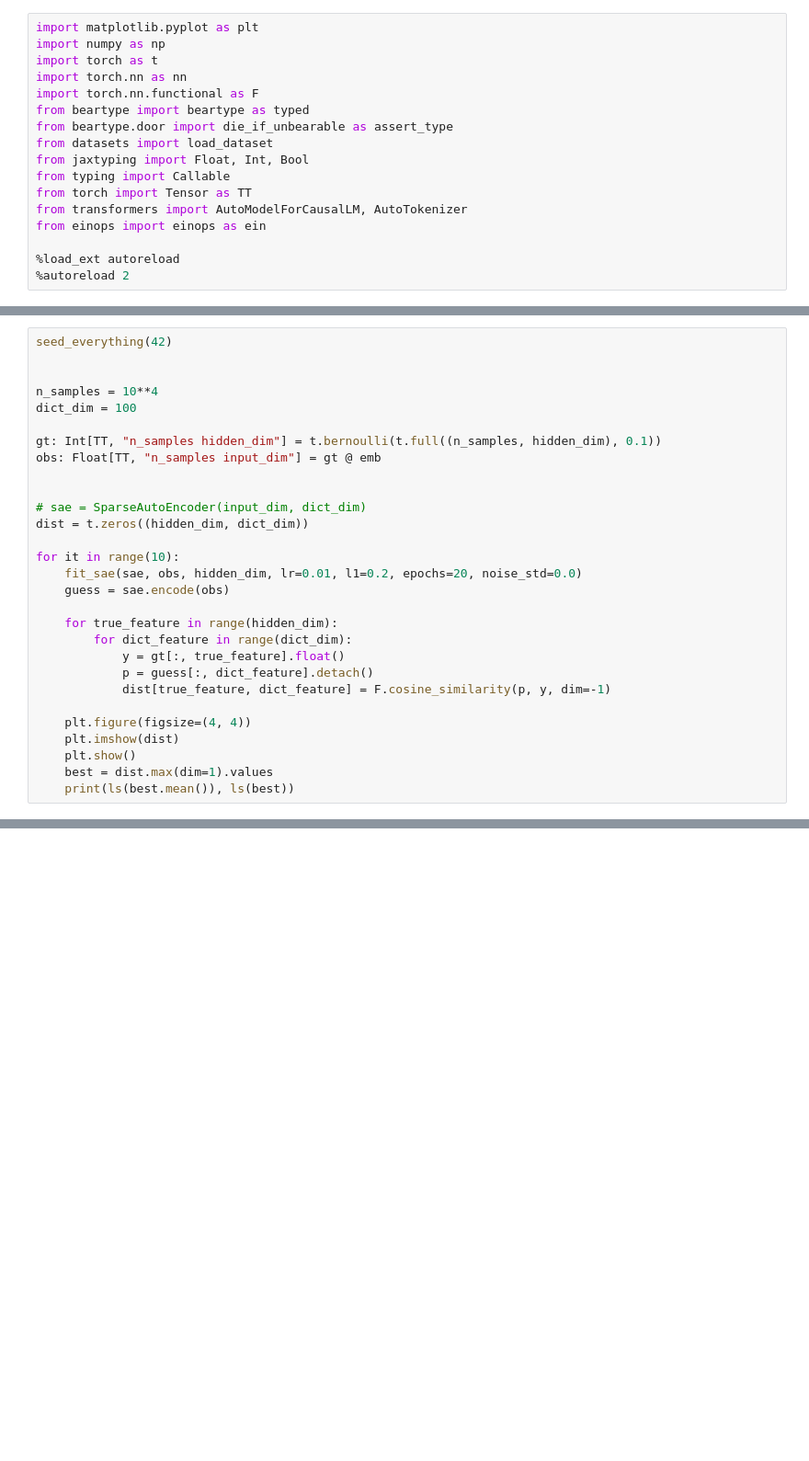
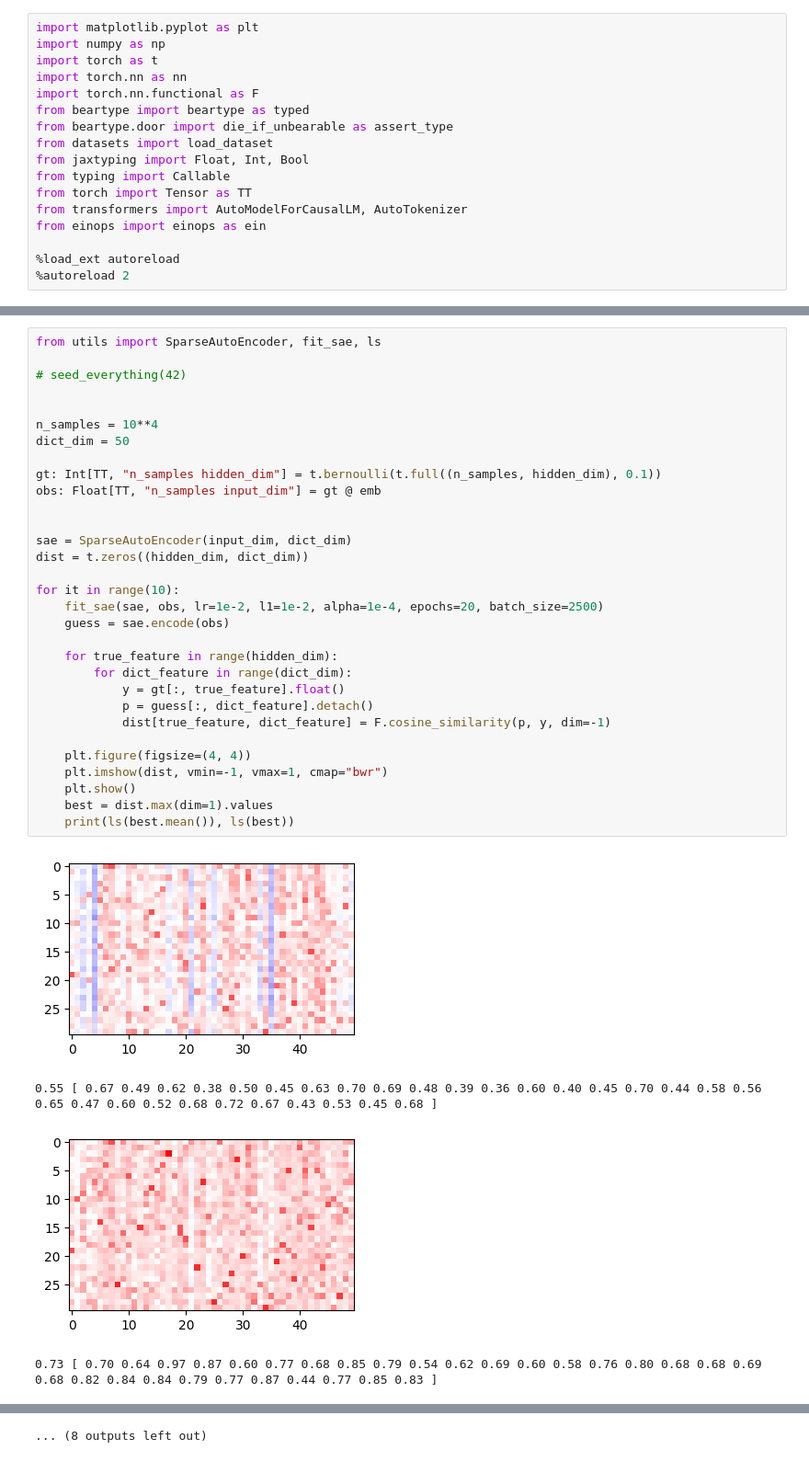
Before and after one commit to msh2481/LanguageTransfer, a Jupyter notebook: dictionary_learning.ipynb, the cells around one changed output, grey strips where cells are left out. Shown at 92% size. Drawn from its saved outputs; the diff is of its cells as text; blank space fills up the shorter version.

```diff
--- a/dictionary_learning.ipynb
+++ b/dictionary_learning.ipynb
@@ -18,29 +39,36 @@ from einops import einops as ein
 # %%
-seed_everything(42)
+from utils import SparseAutoEncoder, fit_sae, ls
+
+# seed_everything(42)
 
 
 n_samples = 10**4
-dict_dim = 100
+dict_dim = 50
 
 gt: Int[TT, "n_samples hidden_dim"] = t.bernoulli(t.full((n_samples, hidden_dim), 0.1))
 obs: Float[TT, "n_samples input_dim"] = gt @ emb
 
 
-# sae = SparseAutoEncoder(input_dim, dict_dim)
+sae = SparseAutoEncoder(input_dim, dict_dim)
 dist = t.zeros((hidden_dim, dict_dim))
 
 for it in range(10):
-    fit_sae(sae, obs, hidden_dim, lr=0.01, l1=0.2, epochs=20, noise_std=0.0)
+    fit_sae(sae, obs, lr=1e-2, l1=1e-2, alpha=1e-4, epochs=20, batch_size=2500)
     guess = sae.encode(obs)
 
     for true_feature in range(hidden_dim):
         for dict_feature in range(dict_dim):
             y = gt[:, true_feature].float()
             p = guess[:, dict_feature].detach()
             dist[true_feature, dict_feature] = F.cosine_similarity(p, y, dim=-1)
 
     plt.figure(figsize=(4, 4))
-    plt.imshow(dist)
+    plt.imshow(dist, vmin=-1, vmax=1, cmap="bwr")
     plt.show()
     best = dist.max(dim=1).values
     print(ls(best.mean()), ls(best))
+# %% [output]
+[figure, added]
+0.55 [ 0.67 0.49 0.62 0.38 0.50 0.45 0.63 0.70 0.69 0.48 0.39 0.36 0.60 0.40 0.45 0.70 0.44 0.58 0.56 0.65 0.47 0.60 0.52 0.68 0.72 0.67 0.43 0.53 0.45 0.68 ]
+[figure, added]
+0.73 [ 0.70 0.64 0.97 0.87 0.60 0.77 0.68 0.85 0.79 0.54 0.62 0.69 0.60 0.58 0.76 0.80 0.68 0.68 0.69 0.68 0.82 0.84 0.84 0.79 0.77 0.87 0.44 0.77 0.85 0.83 ]
@@ -46,0 +83 @@ for it in range(10):
+... (8 outputs left out)
```
Also changed, not shown: parts of 4 cells of this notebook, 1 other file.
